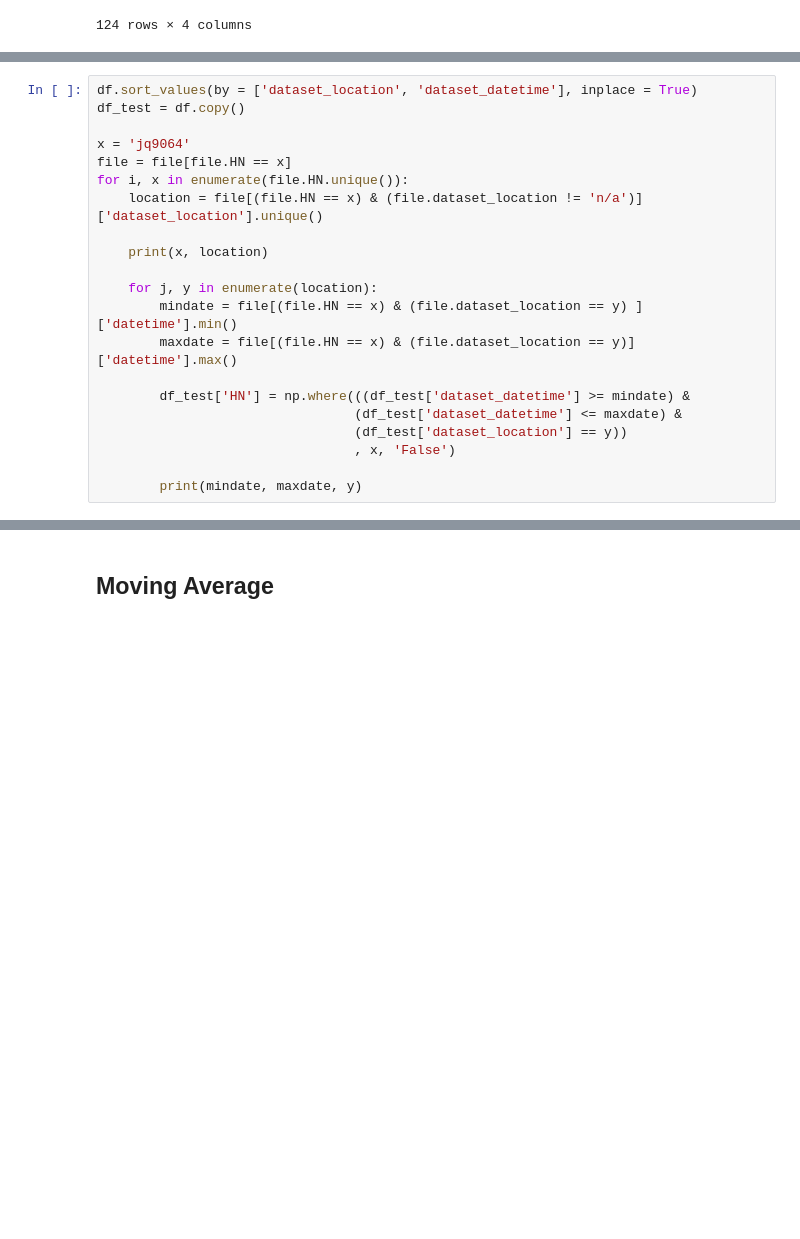
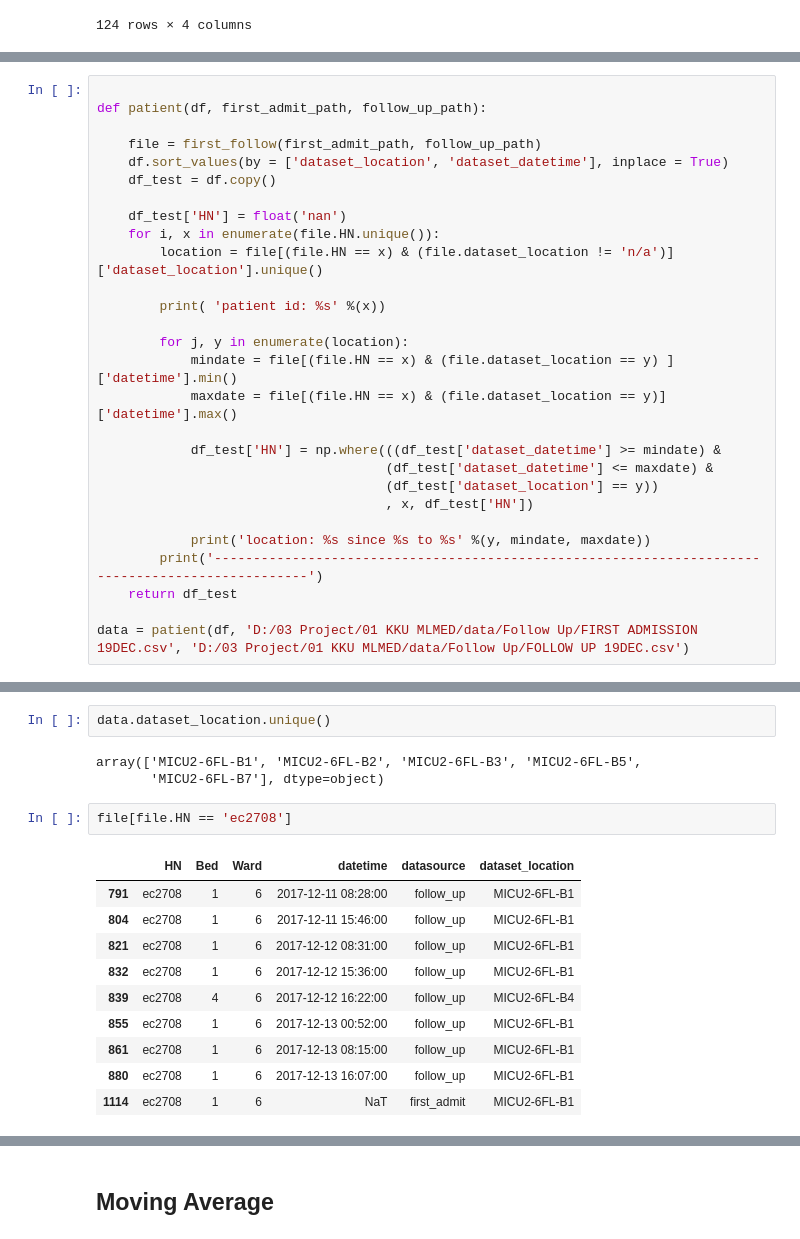
Before and after one commit to fooljames/ml-med, a Jupyter notebook: Untitled1.ipynb, the cells around one changed output, grey strips where cells are left out. Saved outputs shown, nothing was run; the diff lists cells and outputs as text; blank space fills up the shorter version.

Commit message:
for test

```diff
--- a/Untitled1.ipynb
+++ b/Untitled1.ipynb
@@ -177,22 +202,29 @@ file.groupby(['HN', 'dataset_location'])['datetime'].agg([np.min, np.max]).reset
 # %%
-df.sort_values(by = ['dataset_location', 'dataset_datetime'], inplace = True)
-df_test = df.copy()
 
-x = 'jq9064'
-file = file[file.HN == x]
-for i, x in enumerate(file.HN.unique()):
-    location = file[(file.HN == x) & (file.dataset_location != 'n/a')]['dataset_location'].unique()
+def patient(df, first_admit_path, follow_up_path):
 
-    print(x, location)
+    file = first_follow(first_admit_path, follow_up_path)
+    df.sort_values(by = ['dataset_location', 'dataset_datetime'], inplace = True)
+    df_test = df.copy()
 
-    for j, y in enumerate(location):
-        mindate = file[(file.HN == x) & (file.dataset_location == y) ]['datetime'].min()
-        maxdate = file[(file.HN == x) & (file.dataset_location == y)]['datetime'].max()
+    df_test['HN'] = float('nan')
+    for i, x in enumerate(file.HN.unique()):
+        location = file[(file.HN == x) & (file.dataset_location != 'n/a')]['dataset_location'].unique()
 
-        df_test['HN'] = np.where(((df_test['dataset_datetime'] >= mindate) &
-                                 (df_test['dataset_datetime'] <= maxdate) &
-                                 (df_test['dataset_location'] == y))
-                                 , x, 'False')
+        print( 'patient id: %s' %(x))
 
-        print(mindate, maxdate, y)
+        for j, y in enumerate(location):
+            mindate = file[(file.HN == x) & (file.dataset_location == y) ]['datetime'].min()
+            maxdate = file[(file.HN == x) & (file.dataset_location == y)]['datetime'].max()
+
+            df_test['HN'] = np.where(((df_test['dataset_datetime'] >= mindate) &
+                                     (df_test['dataset_datetime'] <= maxdate) &
+                                     (df_test['dataset_location'] == y))
+                                     , x, df_test['HN'])
+
+            print('location: %s since %s to %s' %(y, mindate, maxdate))
+        print('-------------------------------------------------------------------------------------------------')
+    return df_test
+
+data = patient(df, 'D:/03 Project/01 KKU MLMED/data/Follow Up/FIRST ADMISSION 19DEC.csv', 'D:/03 Project/01 KKU MLMED/data/Follow Up/FOLLOW UP 19DEC.csv')
 # %% [output]
@@ -222,0 +269,18 @@ df_test[df_test.HN == 'jq9064']
+# %%
+data.dataset_location.unique()
+# %% [output]
+array(['MICU2-6FL-B1', 'MICU2-6FL-B2', 'MICU2-6FL-B3', 'MICU2-6FL-B5',
+       'MICU2-6FL-B7'], dtype=object)
+# %%
+file[file.HN == 'ec2708']
+# %% [output]
+|  | HN | Bed | Ward | datetime | datasource | dataset_location |
+| 791 | ec2708 | 1 | 6 | 2017-12-11 08:28:00 | follow_up | MICU2-6FL-B1 |
+| 804 | ec2708 | 1 | 6 | 2017-12-11 15:46:00 | follow_up | MICU2-6FL-B1 |
+| 821 | ec2708 | 1 | 6 | 2017-12-12 08:31:00 | follow_up | MICU2-6FL-B1 |
+| 832 | ec2708 | 1 | 6 | 2017-12-12 15:36:00 | follow_up | MICU2-6FL-B1 |
+| 839 | ec2708 | 4 | 6 | 2017-12-12 16:22:00 | follow_up | MICU2-6FL-B4 |
+| 855 | ec2708 | 1 | 6 | 2017-12-13 00:52:00 | follow_up | MICU2-6FL-B1 |
+| 861 | ec2708 | 1 | 6 | 2017-12-13 08:15:00 | follow_up | MICU2-6FL-B1 |
+| 880 | ec2708 | 1 | 6 | 2017-12-13 16:07:00 | follow_up | MICU2-6FL-B1 |
+| 1114 | ec2708 | 1 | 6 | NaT | first_admit | MICU2-6FL-B1 |
```
Also changed, not shown: parts of 27 cells of this notebook.
